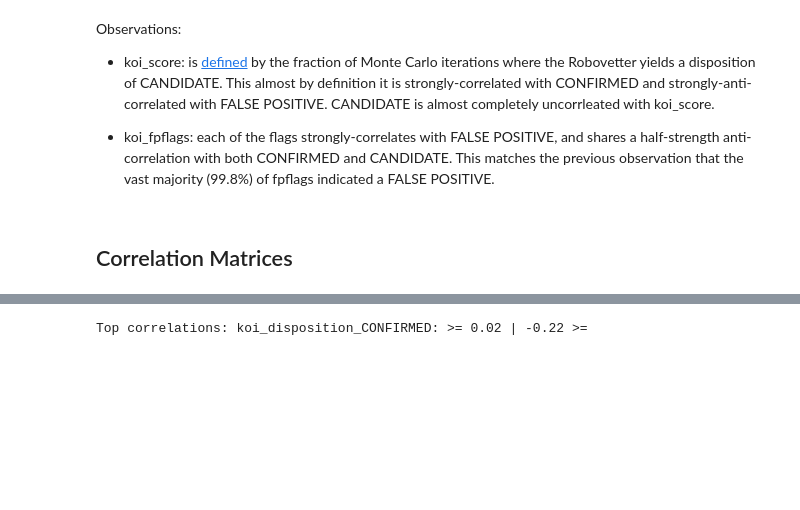
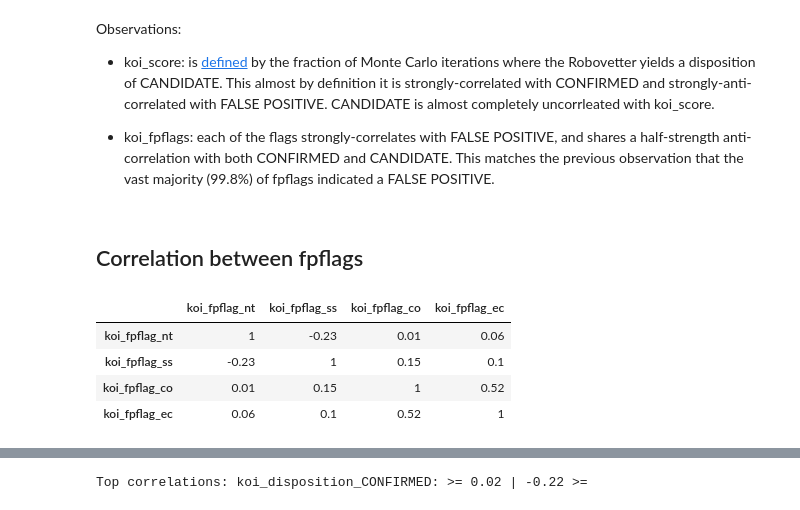
Before and after one commit to JamesMcGuigan/dataset-kepler, a Jupyter notebook: 12_Disposition_Correlation.ipynb, the cells around one changed output, grey strips where cells are left out. Saved outputs shown, nothing was run; the diff lists cells and outputs as text; code cells hidden in the pictures; blank space fills up the shorter version.

```diff
--- a/12_Disposition_Correlation.ipynb
+++ b/12_Disposition_Correlation.ipynb
@@ -138,4 +150,13 @@ Observations:
 
 - koi_fpflags: each of the flags strongly-correlates with FALSE POSITIVE, and shares a half-strength anti-correlation with both CONFIRMED and CANDIDATE. This matches the previous observation that the vast majority (99.8%) of fpflags indicated a FALSE POSITIVE.
 # %% [markdown]
-## Correlation Matrices
+## Correlation between fpflags
+# %%
+fpflags_corr = onehot_flag_corr('koi_fpflag_', col_regex=None, sort_fn=None)
+fpflags_corr.style.background_gradient()
+# %% [output]
+|  | koi_fpflag_nt | koi_fpflag_ss | koi_fpflag_co | koi_fpflag_ec |
+| koi_fpflag_nt | 1 | -0.23 | 0.01 | 0.06 |
+| koi_fpflag_ss | -0.23 | 1 | 0.15 | 0.1 |
+| koi_fpflag_co | 0.01 | 0.15 | 1 | 0.52 |
+| koi_fpflag_ec | 0.06 | 0.1 | 0.52 | 1 |
```
Also changed, not shown: parts of 5 cells of this notebook, 2 other files.
